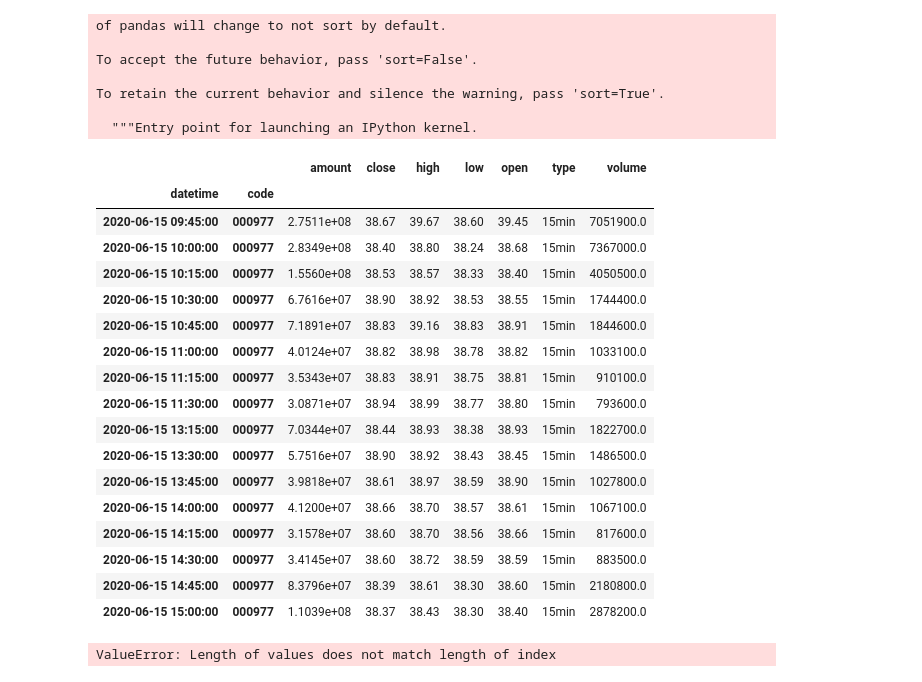
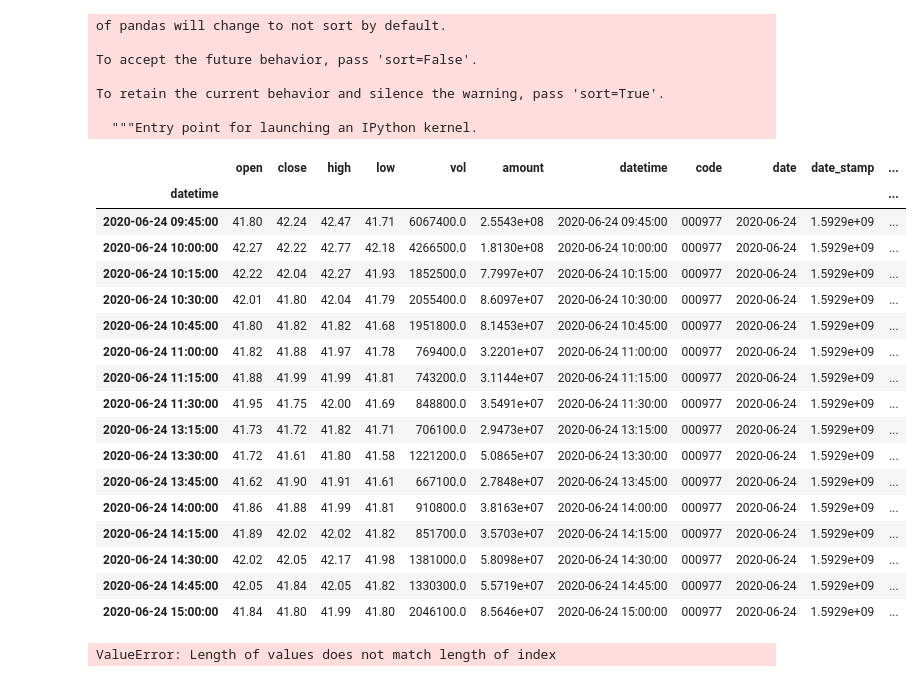
Before and after one commit to mildone/strategy, a Jupyter notebook: bt.ipynb, the cells around one changed output. Drawn from its saved outputs; the diff is of its cells as text; code cells hidden in the pictures.

```diff
--- a/bt.ipynb
+++ b/bt.ipynb
@@ -1015,24 +2037,30 @@ newd.sort_index(inplace=True)
-# %%
-newd[-16:]
-# %% [output]
-|  |  | amount | close | high | low | open | type | volume |
-| datetime | code |  |  |  |  |  |  |  |
-| 2020-06-15 09:45:00 | 000977 | 2.7511e+08 | 38.67 | 39.67 | 38.60 | 39.45 | 15min | 7051900.0 |
-| 2020-06-15 10:00:00 | 000977 | 2.8349e+08 | 38.40 | 38.80 | 38.24 | 38.68 | 15min | 7367000.0 |
-| 2020-06-15 10:15:00 | 000977 | 1.5560e+08 | 38.53 | 38.57 | 38.33 | 38.40 | 15min | 4050500.0 |
-| 2020-06-15 10:30:00 | 000977 | 6.7616e+07 | 38.90 | 38.92 | 38.53 | 38.55 | 15min | 1744400.0 |
-| 2020-06-15 10:45:00 | 000977 | 7.1891e+07 | 38.83 | 39.16 | 38.83 | 38.91 | 15min | 1844600.0 |
-| 2020-06-15 11:00:00 | 000977 | 4.0124e+07 | 38.82 | 38.98 | 38.78 | 38.82 | 15min | 1033100.0 |
-| 2020-06-15 11:15:00 | 000977 | 3.5343e+07 | 38.83 | 38.91 | 38.75 | 38.81 | 15min | 910100.0 |
-| 2020-06-15 11:30:00 | 000977 | 3.0871e+07 | 38.94 | 38.99 | 38.77 | 38.80 | 15min | 793600.0 |
-| 2020-06-15 13:15:00 | 000977 | 7.0344e+07 | 38.44 | 38.93 | 38.38 | 38.93 | 15min | 1822700.0 |
-| 2020-06-15 13:30:00 | 000977 | 5.7516e+07 | 38.90 | 38.92 | 38.43 | 38.45 | 15min | 1486500.0 |
-| 2020-06-15 13:45:00 | 000977 | 3.9818e+07 | 38.61 | 38.97 | 38.59 | 38.90 | 15min | 1027800.0 |
-| 2020-06-15 14:00:00 | 000977 | 4.1200e+07 | 38.66 | 38.70 | 38.57 | 38.61 | 15min | 1067100.0 |
-| 2020-06-15 14:15:00 | 000977 | 3.1578e+07 | 38.60 | 38.70 | 38.56 | 38.66 | 15min | 817600.0 |
-| 2020-06-15 14:30:00 | 000977 | 3.4145e+07 | 38.60 | 38.72 | 38.59 | 38.59 | 15min | 883500.0 |
-| 2020-06-15 14:45:00 | 000977 | 8.3796e+07 | 38.39 | 38.61 | 38.30 | 38.60 | 15min | 2180800.0 |
-| 2020-06-15 15:00:00 | 000977 | 1.1039e+08 | 38.37 | 38.43 | 38.30 | 38.40 | 15min | 2878200.0 |
+# %%
+code = '000977'
+et = '2020-06-24'
+freq = '15min'
+m15 = QA.QA_fetch_get_stock_min('tdx',code, et, et, level=freq)
+# %%
+data=QA.QAFetch.QATdx.QA_fetch_get_stock_min(code,et,et,freq)
+data
+# %% [output]
+|  | open | close | high | low | vol | amount | datetime | code | date | date_stamp | ... |
+| datetime |  |  |  |  |  |  |  |  |  |  | ... |
+| 2020-06-24 09:45:00 | 41.80 | 42.24 | 42.47 | 41.71 | 6067400.0 | 2.5543e+08 | 2020-06-24 09:45:00 | 000977 | 2020-06-24 | 1.5929e+09 | ... |
+| 2020-06-24 10:00:00 | 42.27 | 42.22 | 42.77 | 42.18 | 4266500.0 | 1.8130e+08 | 2020-06-24 10:00:00 | 000977 | 2020-06-24 | 1.5929e+09 | ... |
+| 2020-06-24 10:15:00 | 42.22 | 42.04 | 42.27 | 41.93 | 1852500.0 | 7.7997e+07 | 2020-06-24 10:15:00 | 000977 | 2020-06-24 | 1.5929e+09 | ... |
+| 2020-06-24 10:30:00 | 42.01 | 41.80 | 42.04 | 41.79 | 2055400.0 | 8.6097e+07 | 2020-06-24 10:30:00 | 000977 | 2020-06-24 | 1.5929e+09 | ... |
+| 2020-06-24 10:45:00 | 41.80 | 41.82 | 41.82 | 41.68 | 1951800.0 | 8.1453e+07 | 2020-06-24 10:45:00 | 000977 | 2020-06-24 | 1.5929e+09 | ... |
+| 2020-06-24 11:00:00 | 41.82 | 41.88 | 41.97 | 41.78 | 769400.0 | 3.2201e+07 | 2020-06-24 11:00:00 | 000977 | 2020-06-24 | 1.5929e+09 | ... |
+| 2020-06-24 11:15:00 | 41.88 | 41.99 | 41.99 | 41.81 | 743200.0 | 3.1144e+07 | 2020-06-24 11:15:00 | 000977 | 2020-06-24 | 1.5929e+09 | ... |
+| 2020-06-24 11:30:00 | 41.95 | 41.75 | 42.00 | 41.69 | 848800.0 | 3.5491e+07 | 2020-06-24 11:30:00 | 000977 | 2020-06-24 | 1.5929e+09 | ... |
+| 2020-06-24 13:15:00 | 41.73 | 41.72 | 41.82 | 41.71 | 706100.0 | 2.9473e+07 | 2020-06-24 13:15:00 | 000977 | 2020-06-24 | 1.5929e+09 | ... |
+| 2020-06-24 13:30:00 | 41.72 | 41.61 | 41.80 | 41.58 | 1221200.0 | 5.0865e+07 | 2020-06-24 13:30:00 | 000977 | 2020-06-24 | 1.5929e+09 | ... |
+| 2020-06-24 13:45:00 | 41.62 | 41.90 | 41.91 | 41.61 | 667100.0 | 2.7848e+07 | 2020-06-24 13:45:00 | 000977 | 2020-06-24 | 1.5929e+09 | ... |
+| 2020-06-24 14:00:00 | 41.86 | 41.88 | 41.99 | 41.81 | 910800.0 | 3.8163e+07 | 2020-06-24 14:00:00 | 000977 | 2020-06-24 | 1.5929e+09 | ... |
+| 2020-06-24 14:15:00 | 41.89 | 42.02 | 42.02 | 41.82 | 851700.0 | 3.5703e+07 | 2020-06-24 14:15:00 | 000977 | 2020-06-24 | 1.5929e+09 | ... |
+| 2020-06-24 14:30:00 | 42.02 | 42.05 | 42.17 | 41.98 | 1381000.0 | 5.8098e+07 | 2020-06-24 14:30:00 | 000977 | 2020-06-24 | 1.5929e+09 | ... |
+| 2020-06-24 14:45:00 | 42.05 | 41.84 | 42.05 | 41.82 | 1330300.0 | 5.5719e+07 | 2020-06-24 14:45:00 | 000977 | 2020-06-24 | 1.5929e+09 | ... |
+| 2020-06-24 15:00:00 | 41.84 | 41.80 | 41.99 | 41.80 | 2046100.0 | 8.5646e+07 | 2020-06-24 15:00:00 | 000977 | 2020-06-24 | 1.5929e+09 | ... |
 # %%
 ms.insert('2020-05-15 15:00:00','000977',[38.40,38.43,38.30,38.37,2878200.0,10000000,'15min'])
 # %% [output]
```
Also changed, not shown: parts of 17 cells of this notebook, 36 other files.
